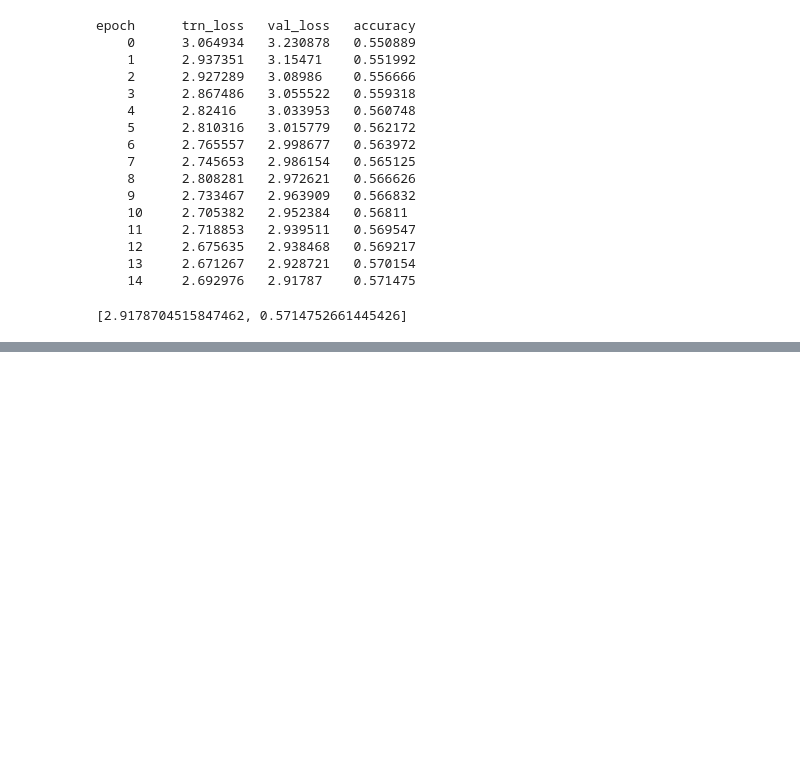
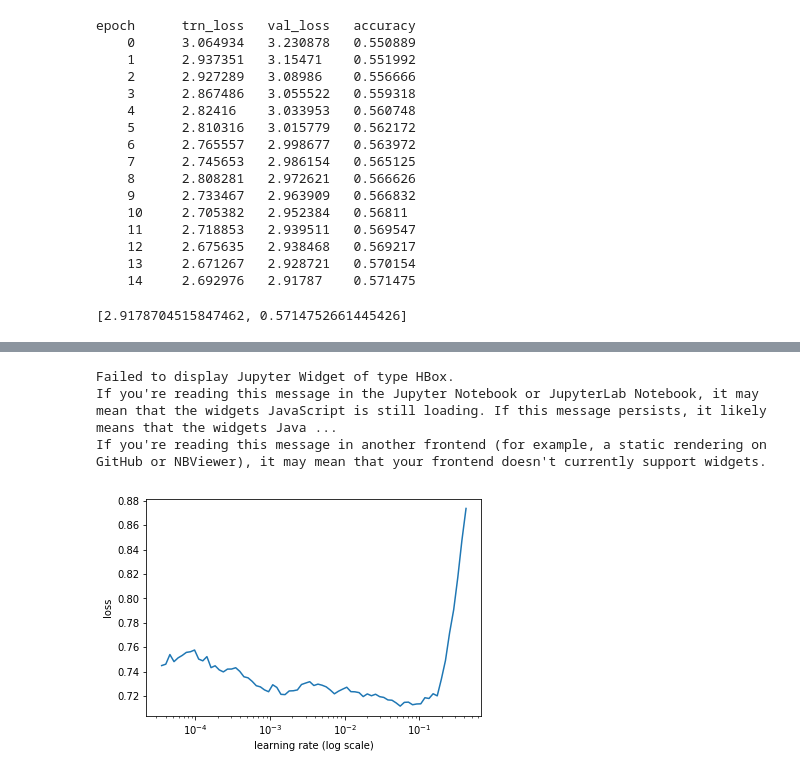
Before and after one commit to binga/fastai_notes, a Jupyter notebook: experiments/notebooks/lang_models/Telugu_Language_Model.ipynb, the cells around one changed output, grey strips where cells are left out. Saved outputs shown, nothing was run; the diff lists cells and outputs as text; code cells hidden in the pictures; blank space fills up the shorter version.

Commit message:
added sentiment classifier with language model backbone

```diff
--- a/experiments/notebooks/lang_models/Telugu_Language_Model.ipynb
+++ b/experiments/notebooks/lang_models/Telugu_Language_Model.ipynb
@@ -299,0 +386,2 @@ learner.save('lm_telugu_fromscratch_2')
+# %%
+opt_fn = partial(optim.Adam, betas=(0.7, 0.99))
@@ -299,0 +414,5 @@ learner.save('lm_telugu_fromscratch_2')
+# %%
+learn = RNN_Learner(md, TextModel(to_gpu(m)), opt_fn=opt_fn)
+learn.reg_fn = partial(seq2seq_reg, alpha=2, beta=1)
+learn.clip=25.
+learn.metrics = [accuracy]
@@ -299,0 +443,6 @@ learner.save('lm_telugu_fromscratch_2')
+# %%
+lrs=np.array([1e-4,1e-4,1e-4,1e-3,1e-2])
+# %%
+wd = 1e-7
+wd = 0
+learn.load_encoder('lm_telugu_fromscratch_enc_1')
@@ -299,0 +451,8 @@ learner.save('lm_telugu_fromscratch_2')
+# %%
+learn.lr_find(lrs/1000)
+learn.sched.plot()
+# %% [output]
+Failed to display Jupyter Widget of type HBox.
+If you're reading this message in the Jupyter Notebook or JupyterLab Notebook, it may mean that the widgets JavaScript is still loading. If this message persists, it likely means that the widgets Java ...
+If you're reading this message in another frontend (for example, a static rendering on GitHub or NBViewer), it may mean that your frontend doesn't currently support widgets.
+[figure, added]
```
Also changed, not shown: parts of 46 cells of this notebook.
